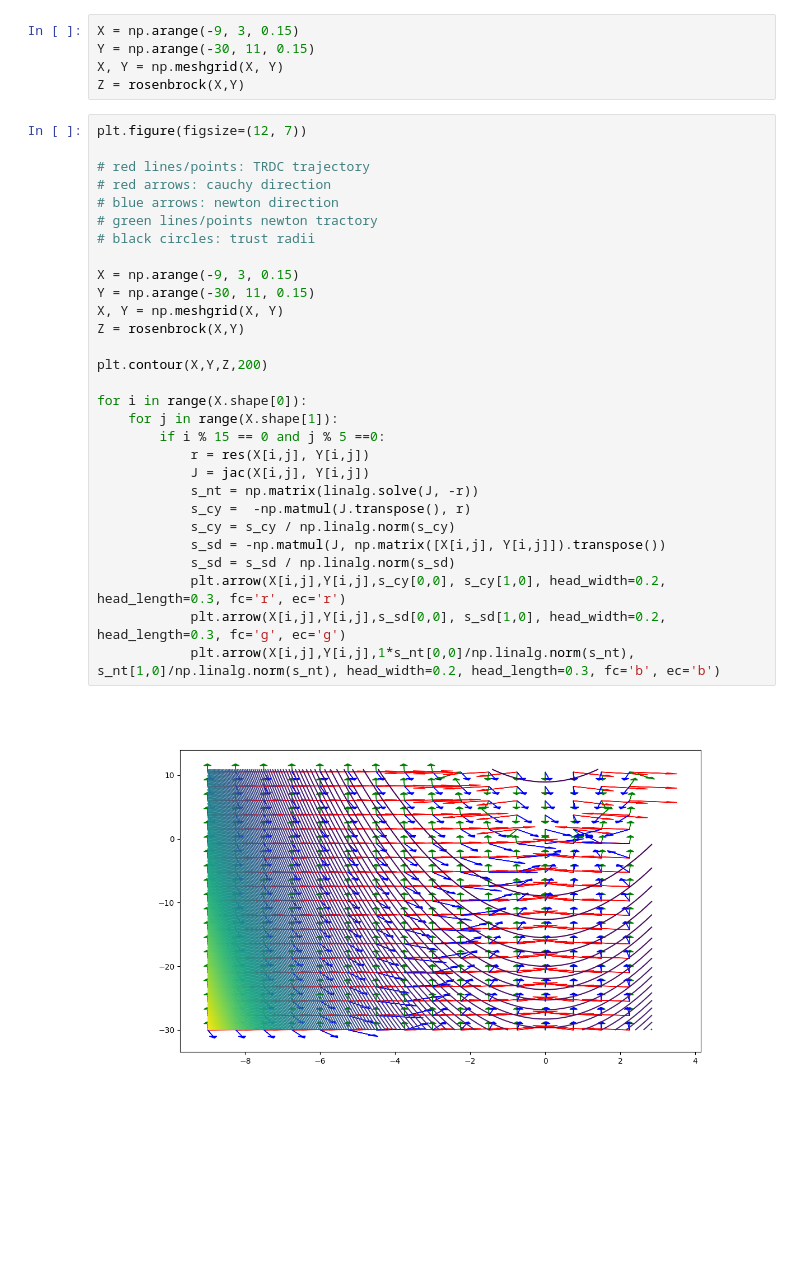
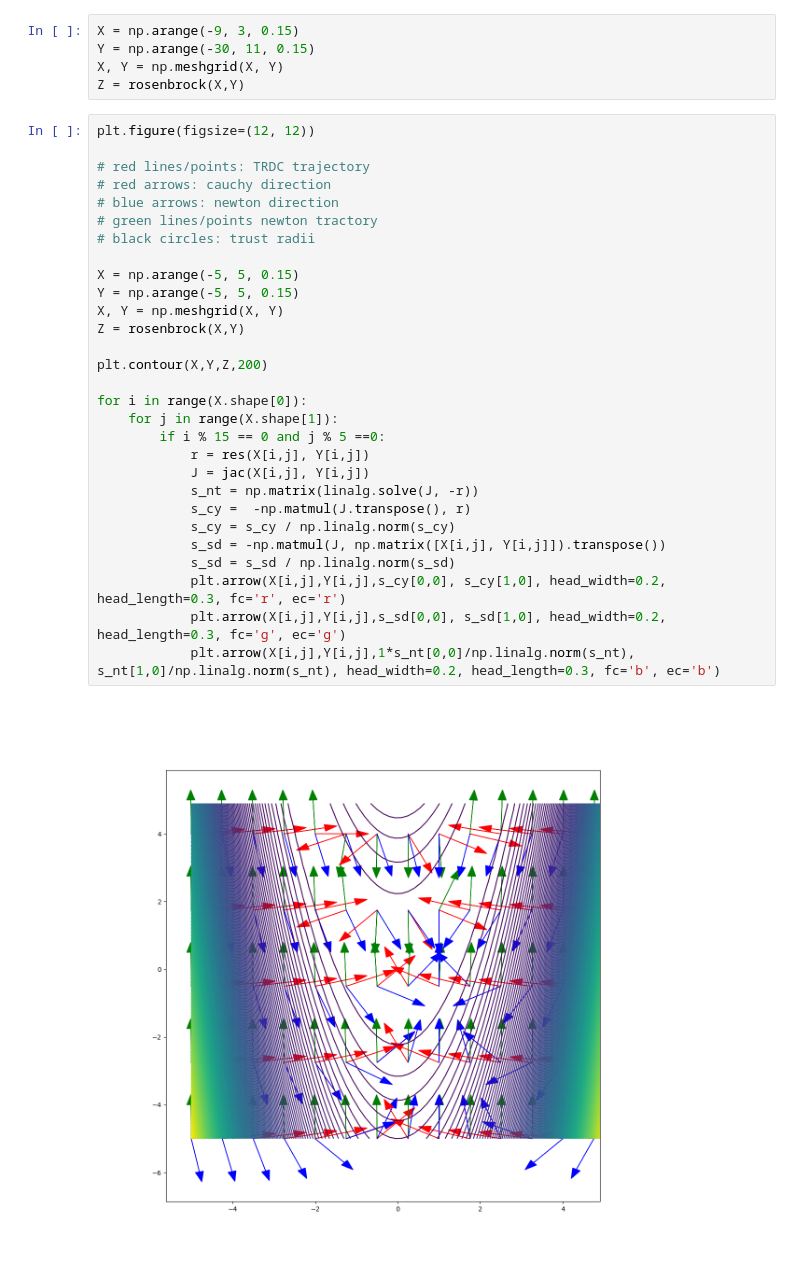
Before and after one commit to joergbuchwald/newton, a Jupyter notebook: newtontrdc_rosebrock.ipynb, the cells around one changed output. Saved outputs shown, nothing was run; the diff lists cells and outputs as text; blank space fills up the shorter version.

```diff
--- a/newtontrdc_rosebrock.ipynb
+++ b/newtontrdc_rosebrock.ipynb
@@ -278,33 +278,33 @@ Y = np.arange(-30, 11, 0.15)
 X, Y = np.meshgrid(X, Y)
 Z = rosenbrock(X,Y)
 # %%
-plt.figure(figsize=(12, 7))
+plt.figure(figsize=(12, 12))
 
 # red lines/points: TRDC trajectory
 # red arrows: cauchy direction
 # blue arrows: newton direction
 # green lines/points newton tractory
 # black circles: trust radii
 
-X = np.arange(-9, 3, 0.15)
-Y = np.arange(-30, 11, 0.15)
+X = np.arange(-5, 5, 0.15)
+Y = np.arange(-5, 5, 0.15)
 X, Y = np.meshgrid(X, Y)
 Z = rosenbrock(X,Y)
 
 plt.contour(X,Y,Z,200)
 
 for i in range(X.shape[0]):
     for j in range(X.shape[1]):
         if i % 15 == 0 and j % 5 ==0:
             r = res(X[i,j], Y[i,j])
             J = jac(X[i,j], Y[i,j])
             s_nt = np.matrix(linalg.solve(J, -r))
             s_cy =  -np.matmul(J.transpose(), r)
             s_cy = s_cy / np.linalg.norm(s_cy)
             s_sd = -np.matmul(J, np.matrix([X[i,j], Y[i,j]]).transpose())
             s_sd = s_sd / np.linalg.norm(s_sd)
             plt.arrow(X[i,j],Y[i,j],s_cy[0,0], s_cy[1,0], head_width=0.2, head_length=0.3, fc='r', ec='r')
             plt.arrow(X[i,j],Y[i,j],s_sd[0,0], s_sd[1,0], head_width=0.2, head_length=0.3, fc='g', ec='g')
             plt.arrow(X[i,j],Y[i,j],1*s_nt[0,0]/np.linalg.norm(s_nt), s_nt[1,0]/np.linalg.norm(s_nt), head_width=0.2, head_length=0.3, fc='b', ec='b')
 # %% [output]
-[figure, old version]
+[figure, new version]
```
